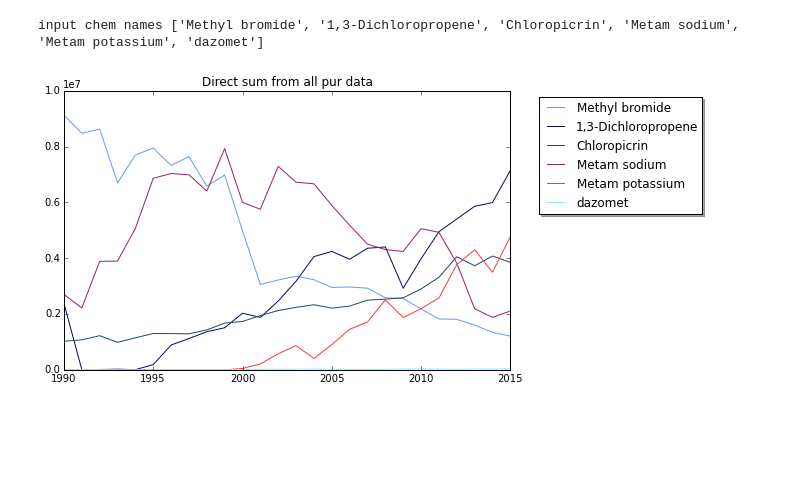
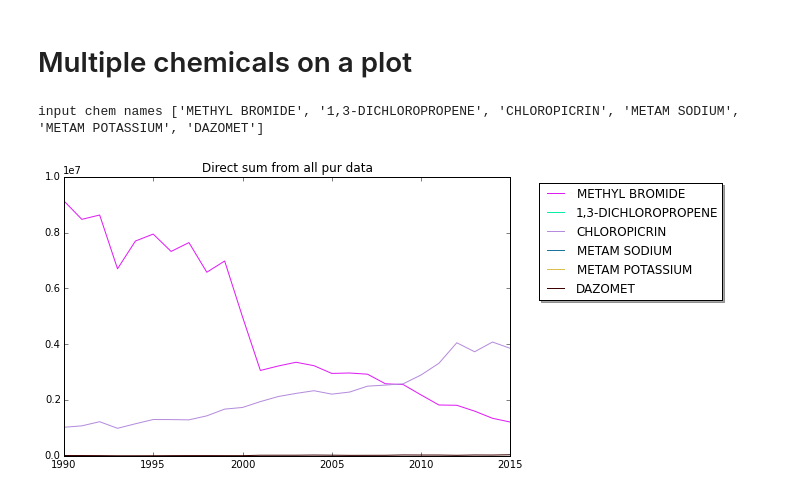
Before and after one commit to WanRuYang/regularized_pesticide, a Jupyter notebook: regulated_pesticide_ca.ipynb, the cells around one changed output. Cells and saved outputs as stored; diff of their text form; code cells hidden in the pictures; blank space fills up the shorter version.

Commit message:
add plots

```diff
--- a/regulated_pesticide_ca.ipynb
+++ b/regulated_pesticide_ca.ipynb
@@ -38,3 +33,0 @@ def plot_lm_one(data, *args):
-# %%
-conn = psycopg2.connect(constr)
-cur = conn.cursor()
@@ -63,0 +34,10 @@ plt.title("Direct sum from all pur data")
+# %%
+# data trimmed and all rows with unformatted comtrs, field id, and grow id were removed
+tables2query = ['lynn.udc_direct_all', 'lynn.year_chem_trim_final_uncomtrs', 'lynn.year_chem_trim_final']
+qstrings = ["""SELECT year, chem_grp, sum(kg)
+        FROM {} y
+        INNER JOIN lynn.chemlist c ON y.ai_cd = c.ai_cd
+        GROUP BY year, chem_grp
+        ORDER BY year, chem_grp;""".format(s) for s in tables2query ]
+
+print ('query string for the direct sum table', qstrings[0])
@@ -63,0 +95,6 @@ plt.title("Direct sum from all pur data")
+# %%
+dfs = [getDfs(q) for q in qstrings]
+# print(display('head of directsum table', dfs[0].head()))
+plotheaders = ['directSum','trim','trim_clean']
+chems = dfs[0]['chem'].unique()
+plt_compare(dfs, plotheaders, chems)
@@ -64,5 +115,11 @@ plt.title("Direct sum from all pur data")
+# %% [markdown]
+# Multiple chemicals on a plot
+# %%
+lst01 = ['Methyl bromide', '1,3-Dichloropropene', 'Chloropicrin',
+        'Metam sodium', 'Metam potassium', 'dazomet']
+lst01 = [x.upper() for x in lst01]
 # %%
-plot_lm_one(df, lst01)
+plot_lm_one(dfs[0], lst01)
 # %% [output]
-input chem names ['Methyl bromide', '1,3-Dichloropropene', 'Chloropicrin', 'Metam sodium', 'Metam potassium', 'dazomet']
+input chem names ['METHYL BROMIDE', '1,3-DICHLOROPROPENE', 'CHLOROPICRIN', 'METAM SODIUM', 'METAM POTASSIUM', 'DAZOMET']
-[figure, old version]
+[figure, new version]
```
Also changed, not shown: parts of 12 cells of this notebook.
